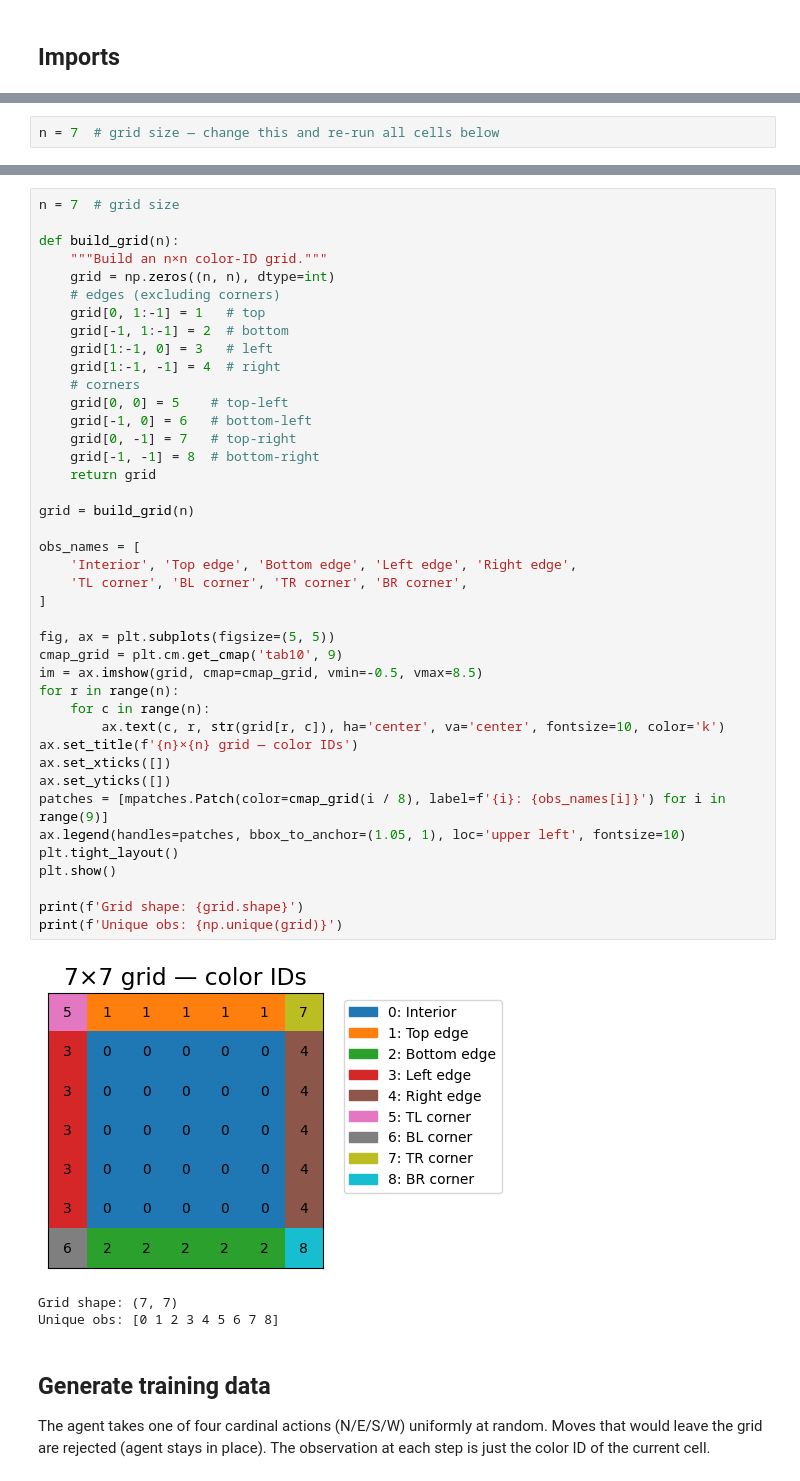
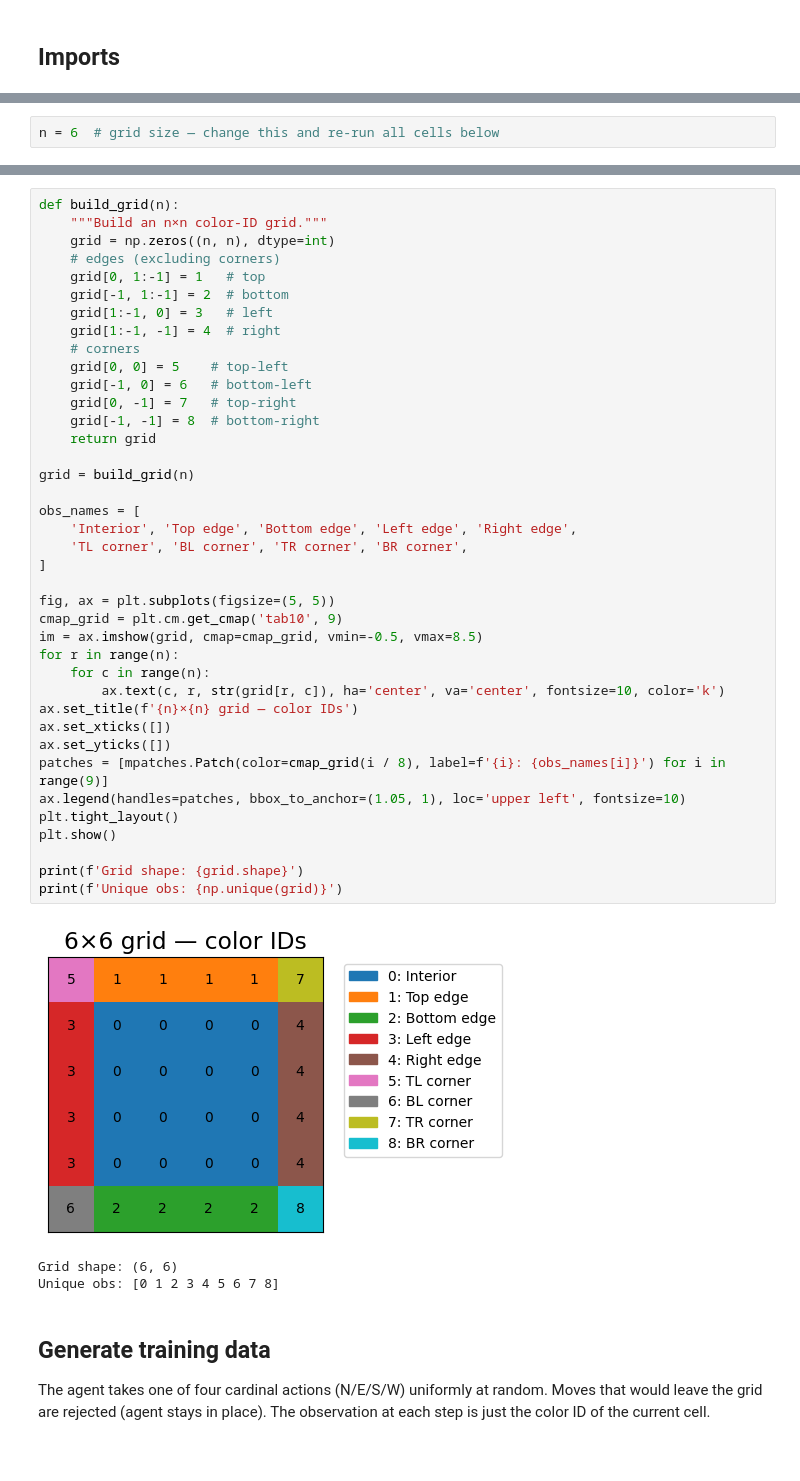
Before and after one commit to kmckee90/space_is_a_latent_sequence, a Jupyter notebook: experiment_notebooks/colored-grid-world-exp.ipynb, the cells around one changed output, grey strips where cells are left out. Cells and saved outputs as stored; diff of their text form.

```diff
--- a/experiment_notebooks/colored-grid-world-exp.ipynb
+++ b/experiment_notebooks/colored-grid-world-exp.ipynb
@@ -19,3 +19,3 @@ from cscg import cscg_he_split as cscg
 from cscg import utils
 # %%
-n = 7  # grid size — change this and re-run all cells below
+n = 6  # grid size — change this and re-run all cells below
@@ -61,6 +22,4 @@ print(f'Unique obs: {np.unique(grid)}')
 # %%
-n = 7  # grid size
-
 def build_grid(n):
     """Build an n×n color-ID grid."""
     grid = np.zeros((n, n), dtype=int)
@@ -73,35 +32,35 @@ def build_grid(n):
     grid[0, 0] = 5    # top-left
     grid[-1, 0] = 6   # bottom-left
     grid[0, -1] = 7   # top-right
     grid[-1, -1] = 8  # bottom-right
     return grid
 
 grid = build_grid(n)
 
 obs_names = [
     'Interior', 'Top edge', 'Bottom edge', 'Left edge', 'Right edge',
     'TL corner', 'BL corner', 'TR corner', 'BR corner',
 ]
 
 fig, ax = plt.subplots(figsize=(5, 5))
 cmap_grid = plt.cm.get_cmap('tab10', 9)
 im = ax.imshow(grid, cmap=cmap_grid, vmin=-0.5, vmax=8.5)
 for r in range(n):
     for c in range(n):
         ax.text(c, r, str(grid[r, c]), ha='center', va='center', fontsize=10, color='k')
 ax.set_title(f'{n}×{n} grid — color IDs')
 ax.set_xticks([])
 ax.set_yticks([])
 patches = [mpatches.Patch(color=cmap_grid(i / 8), label=f'{i}: {obs_names[i]}') for i in range(9)]
 ax.legend(handles=patches, bbox_to_anchor=(1.05, 1), loc='upper left', fontsize=10)
 plt.tight_layout()
 plt.show()
 
 print(f'Grid shape: {grid.shape}')
 print(f'Unique obs: {np.unique(grid)}')
 # %% [output]
-[figure, old version]
+[figure, new version]
-Grid shape: (7, 7)
+Grid shape: (6, 6)
 Unique obs: [0 1 2 3 4 5 6 7 8]
 # %% [markdown]
 ## Generate training data
```
Also changed, not shown: parts of 9 cells of this notebook, 19 other files.
